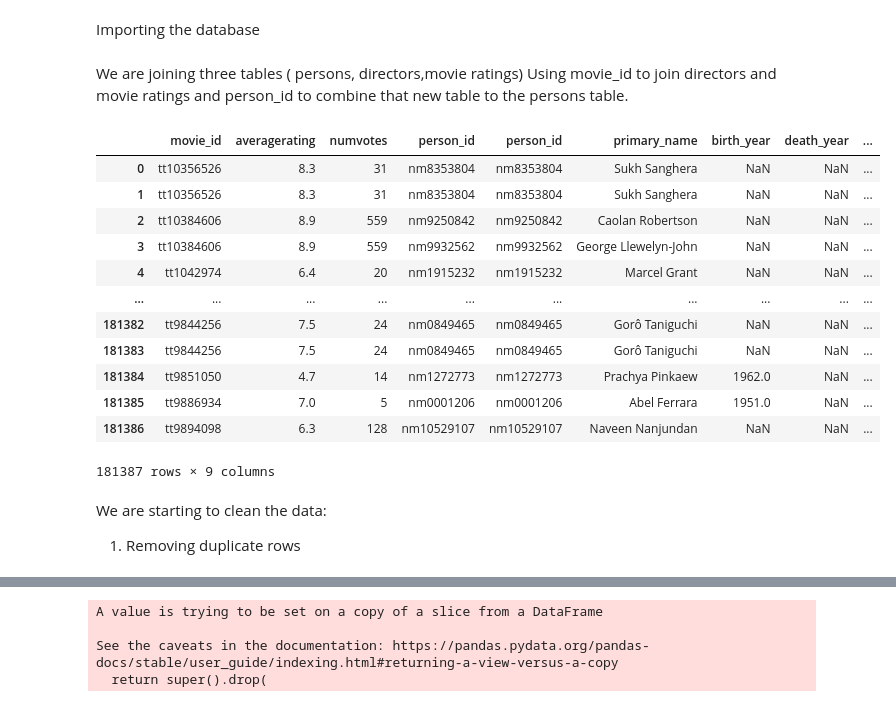
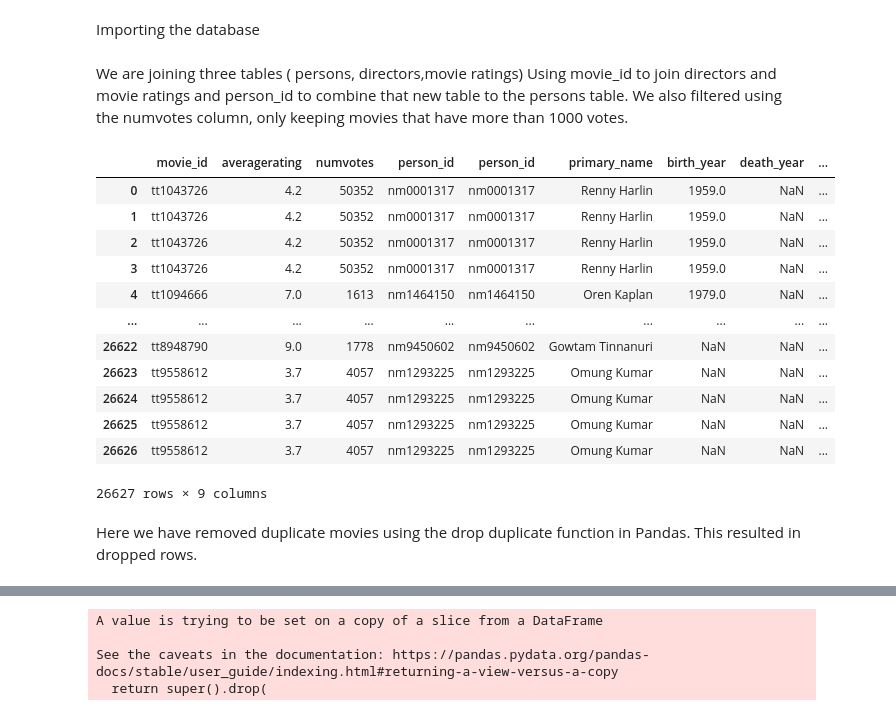
Before and after one commit to ZeejahWaseem/Capstone_Project, a Jupyter notebook: Notebooks/Hannah_Folder/Hannah.ipynb, the cells around one changed output, grey strips where cells are left out. Saved outputs shown, nothing was run; the diff lists cells and outputs as text; code cells hidden in the pictures.

```diff
--- a/Notebooks/Hannah_Folder/Hannah.ipynb
+++ b/Notebooks/Hannah_Folder/Hannah.ipynb
@@ -24,37 +24,37 @@ FROM movie_ratings
 """
 #pd.read_sql(q, conn)
 # %% [markdown]
-We are joining three tables ( persons, directors,movie ratings) Using movie_id to join directors and movie ratings and person_id to combine that new table to the persons table.
+We are joining three tables ( persons, directors,movie ratings) Using movie_id to join directors and movie ratings and person_id to combine that new table to the persons table. We also filtered using the numvotes column, only keeping movies that have more than 1000 votes.
 # %%
 q = """
 SELECT *
 FROM movie_ratings
 JOIN directors
     USING(movie_id)
 JOIN Persons
     ON persons.person_id = directors.person_id
+WHERE numvotes > 1000 -- normalizing the data making sure that they have at least 1000 votes
 ;
 """
 pd.read_sql(q, conn)
 df_directors = pd.read_sql(q, conn)
 df_directors
 # %% [output]
 |  | movie_id | averagerating | numvotes | person_id | person_id | primary_name | birth_year | death_year | ... |
-| 0 | tt10356526 | 8.3 | 31 | nm8353804 | nm8353804 | Sukh Sanghera | NaN | NaN | ... |
-| 1 | tt10356526 | 8.3 | 31 | nm8353804 | nm8353804 | Sukh Sanghera | NaN | NaN | ... |
-| 2 | tt10384606 | 8.9 | 559 | nm9250842 | nm9250842 | Caolan Robertson | NaN | NaN | ... |
-| 3 | tt10384606 | 8.9 | 559 | nm9932562 | nm9932562 | George Llewelyn-John | NaN | NaN | ... |
-| 4 | tt1042974 | 6.4 | 20 | nm1915232 | nm1915232 | Marcel Grant | NaN | NaN | ... |
+| 0 | tt1043726 | 4.2 | 50352 | nm0001317 | nm0001317 | Renny Harlin | 1959.0 | NaN | ... |
+| 1 | tt1043726 | 4.2 | 50352 | nm0001317 | nm0001317 | Renny Harlin | 1959.0 | NaN | ... |
+| 2 | tt1043726 | 4.2 | 50352 | nm0001317 | nm0001317 | Renny Harlin | 1959.0 | NaN | ... |
+| 3 | tt1043726 | 4.2 | 50352 | nm0001317 | nm0001317 | Renny Harlin | 1959.0 | NaN | ... |
+| 4 | tt1094666 | 7.0 | 1613 | nm1464150 | nm1464150 | Oren Kaplan | 1979.0 | NaN | ... |
 | ... | ... | ... | ... | ... | ... | ... | ... | ... | ... |
-| 181382 | tt9844256 | 7.5 | 24 | nm0849465 | nm0849465 | Gorô Taniguchi | NaN | NaN | ... |
-| 181383 | tt9844256 | 7.5 | 24 | nm0849465 | nm0849465 | Gorô Taniguchi | NaN | NaN | ... |
-| 181384 | tt9851050 | 4.7 | 14 | nm1272773 | nm1272773 | Prachya Pinkaew | 1962.0 | NaN | ... |
-| 181385 | tt9886934 | 7.0 | 5 | nm0001206 | nm0001206 | Abel Ferrara | 1951.0 | NaN | ... |
-| 181386 | tt9894098 | 6.3 | 128 | nm10529107 | nm10529107 | Naveen Nanjundan | NaN | NaN | ... |
+| 26622 | tt8948790 | 9.0 | 1778 | nm9450602 | nm9450602 | Gowtam Tinnanuri | NaN | NaN | ... |
+| 26623 | tt9558612 | 3.7 | 4057 | nm1293225 | nm1293225 | Omung Kumar | NaN | NaN | ... |
+| 26624 | tt9558612 | 3.7 | 4057 | nm1293225 | nm1293225 | Omung Kumar | NaN | NaN | ... |
+| 26625 | tt9558612 | 3.7 | 4057 | nm1293225 | nm1293225 | Omung Kumar | NaN | NaN | ... |
+| 26626 | tt9558612 | 3.7 | 4057 | nm1293225 | nm1293225 | Omung Kumar | NaN | NaN | ... |
-181387 rows × 9 columns
+26627 rows × 9 columns
-# %% [markdown]
-We are starting to clean the data:
-1. Removing duplicate rows
+# %% [markdown]
+Here we have removed duplicate movies using the drop duplicate function in Pandas. This resulted in dropped rows.
 # %%
 df_duplicates = df_directors.drop_duplicates()
 df_duplicates
```
Also changed, not shown: parts of 29 cells of this notebook.
